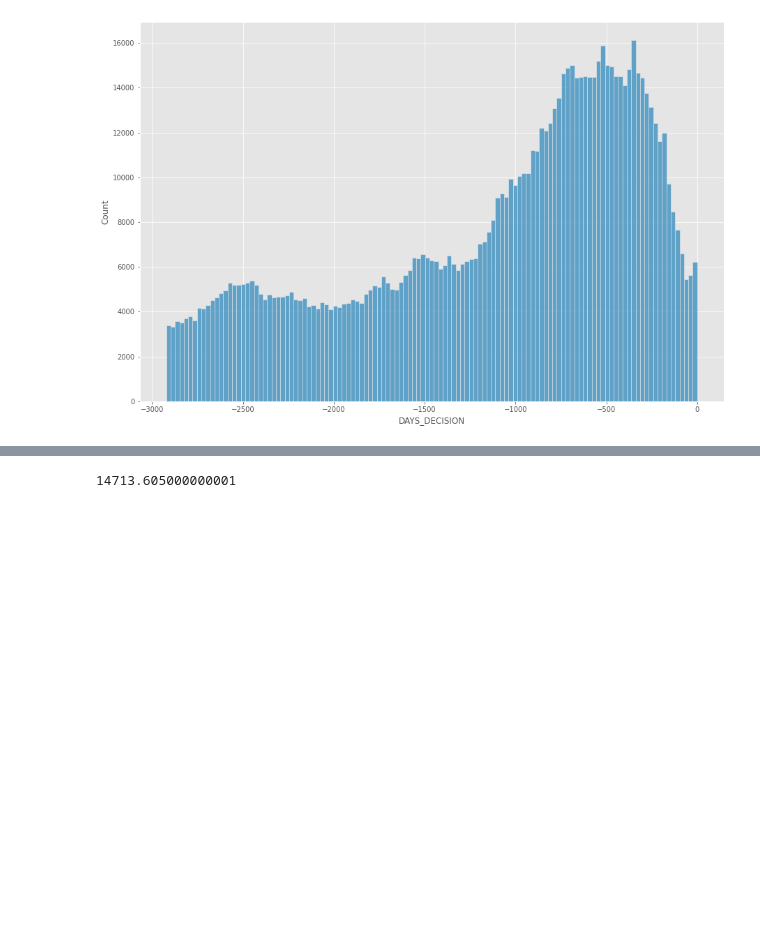
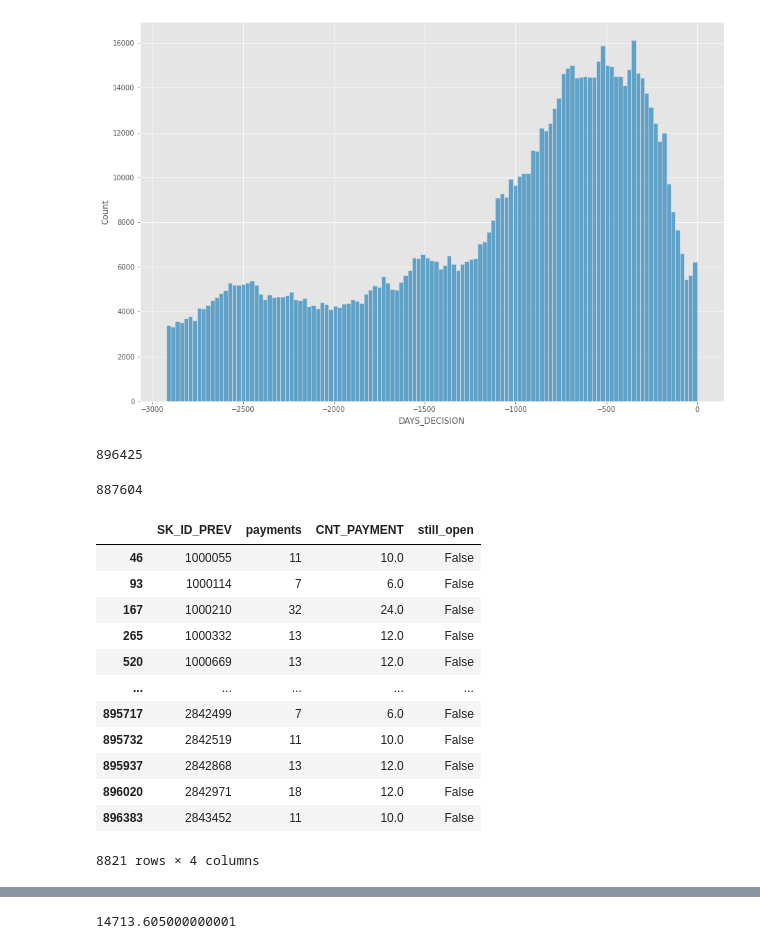
Before and after one commit to Antonio-Avila/Home-Credit-Default, a Jupyter notebook: Installments.ipynb, the cells around one changed output, grey strips where cells are left out. Cells and saved outputs as stored; diff of their text form; code cells hidden in the pictures; blank space fills up the shorter version.

```diff
--- a/Installments.ipynb
+++ b/Installments.ipynb
@@ -405,3 +292,28 @@ sns.histplot(open_loans.DAYS_DECISION)
 # %% [output]
 <AxesSubplot:xlabel='DAYS_DECISION', ylabel='Count'>
 [figure]
+# %%
+len(open_pmts_made)
+# %% [output]
+896425
+# %%
+temp = open_pmts_made.payments <= open_pmts_made.CNT_PAYMENT
+temp.sum()
+# %% [output]
+887604
+# %%
+open_pmts_made[open_pmts_made.payments > open_pmts_made.CNT_PAYMENT]
+# %% [output]
+|  | SK_ID_PREV | payments | CNT_PAYMENT | still_open |
+| 46 | 1000055 | 11 | 10.0 | False |
+| 93 | 1000114 | 7 | 6.0 | False |
+| 167 | 1000210 | 32 | 24.0 | False |
+| 265 | 1000332 | 13 | 12.0 | False |
+| 520 | 1000669 | 13 | 12.0 | False |
+| ... | ... | ... | ... | ... |
+| 895717 | 2842499 | 7 | 6.0 | False |
+| 895732 | 2842519 | 11 | 10.0 | False |
+| 895937 | 2842868 | 13 | 12.0 | False |
+| 896020 | 2842971 | 18 | 12.0 | False |
+| 896383 | 2843452 | 11 | 10.0 | False |
+8821 rows × 4 columns
```
Also changed, not shown: parts of 36 cells of this notebook.
